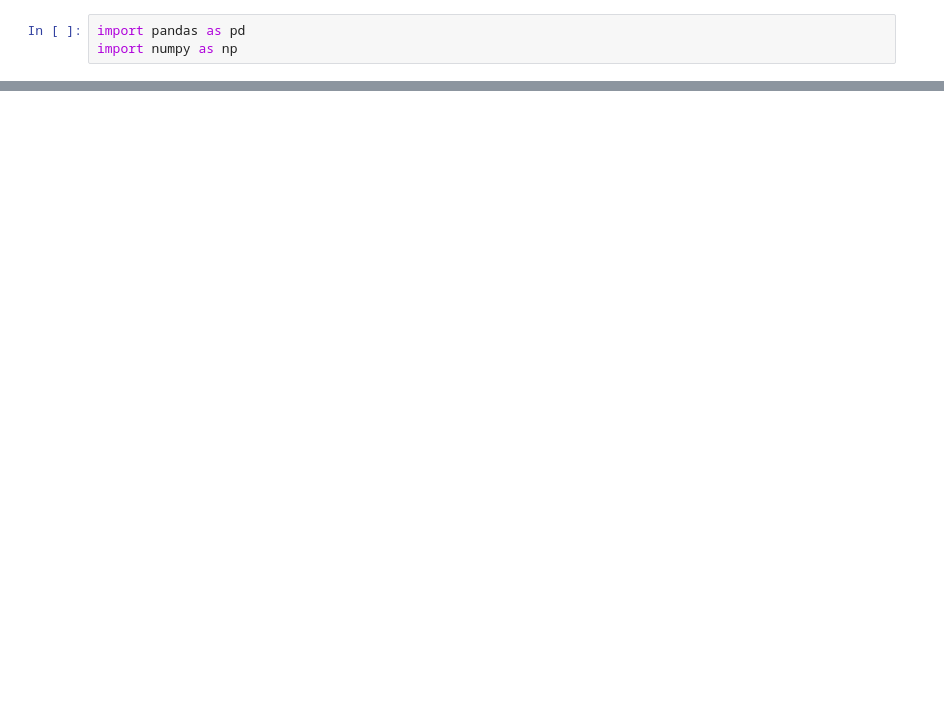
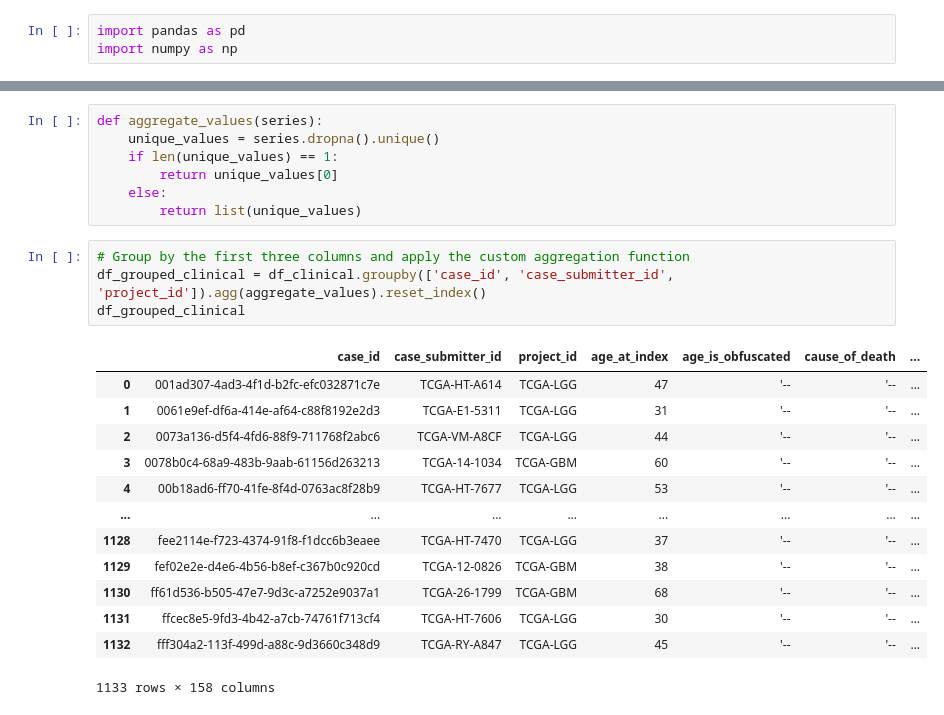
Before and after one commit to duttaprat/Postdoc, a Jupyter notebook: Genetic_variant/GDC/Brain/Postprocessing_after_DNABERT_result/combined_clinical_file.ipynb, the cells around one changed output, grey strips where cells are left out. Saved outputs shown, nothing was run; the diff lists cells and outputs as text; blank space fills up the shorter version.

```diff
--- a/Genetic_variant/GDC/Brain/Postprocessing_after_DNABERT_result/combined_clinical_file.ipynb
+++ b/Genetic_variant/GDC/Brain/Postprocessing_after_DNABERT_result/combined_clinical_file.ipynb
@@ -38,0 +57,25 @@ df_gdc_clinical
+# %%
+def aggregate_values(series):
+    unique_values = series.dropna().unique()
+    if len(unique_values) == 1:
+        return unique_values[0]
+    else:
+        return list(unique_values)
+# %%
+# Group by the first three columns and apply the custom aggregation function
+df_grouped_clinical = df_clinical.groupby(['case_id', 'case_submitter_id', 'project_id']).agg(aggregate_values).reset_index()
+df_grouped_clinical
+# %% [output]
+|  | case_id | case_submitter_id | project_id | age_at_index | age_is_obfuscated | cause_of_death | ... |
+| 0 | 001ad307-4ad3-4f1d-b2fc-efc032871c7e | TCGA-HT-A614 | TCGA-LGG | 47 | '-- | '-- | ... |
+| 1 | 0061e9ef-df6a-414e-af64-c88f8192e2d3 | TCGA-E1-5311 | TCGA-LGG | 31 | '-- | '-- | ... |
+| 2 | 0073a136-d5f4-4fd6-88f9-711768f2abc6 | TCGA-VM-A8CF | TCGA-LGG | 44 | '-- | '-- | ... |
+| 3 | 0078b0c4-68a9-483b-9aab-61156d263213 | TCGA-14-1034 | TCGA-GBM | 60 | '-- | '-- | ... |
+| 4 | 00b18ad6-ff70-41fe-8f4d-0763ac8f28b9 | TCGA-HT-7677 | TCGA-LGG | 53 | '-- | '-- | ... |
+| ... | ... | ... | ... | ... | ... | ... | ... |
+| 1128 | fee2114e-f723-4374-91f8-f1dcc6b3eaee | TCGA-HT-7470 | TCGA-LGG | 37 | '-- | '-- | ... |
+| 1129 | fef02e2e-d4e6-4b56-b8ef-c367b0c920cd | TCGA-12-0826 | TCGA-GBM | 38 | '-- | '-- | ... |
+| 1130 | ff61d536-b505-47e7-9d3c-a7252e9037a1 | TCGA-26-1799 | TCGA-GBM | 68 | '-- | '-- | ... |
+| 1131 | ffcec8e5-9fd3-4b42-a7cb-74761f713cf4 | TCGA-HT-7606 | TCGA-LGG | 30 | '-- | '-- | ... |
+| 1132 | fff304a2-113f-499d-a88c-9d3660c348d9 | TCGA-RY-A847 | TCGA-LGG | 45 | '-- | '-- | ... |
+1133 rows × 158 columns
```
Also changed, not shown: parts of 14 cells of this notebook, 21 other files.
